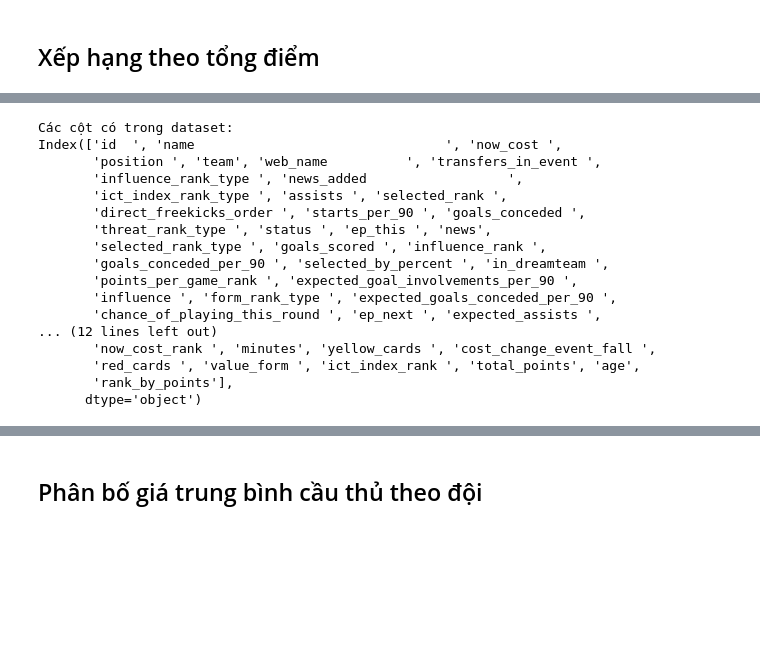
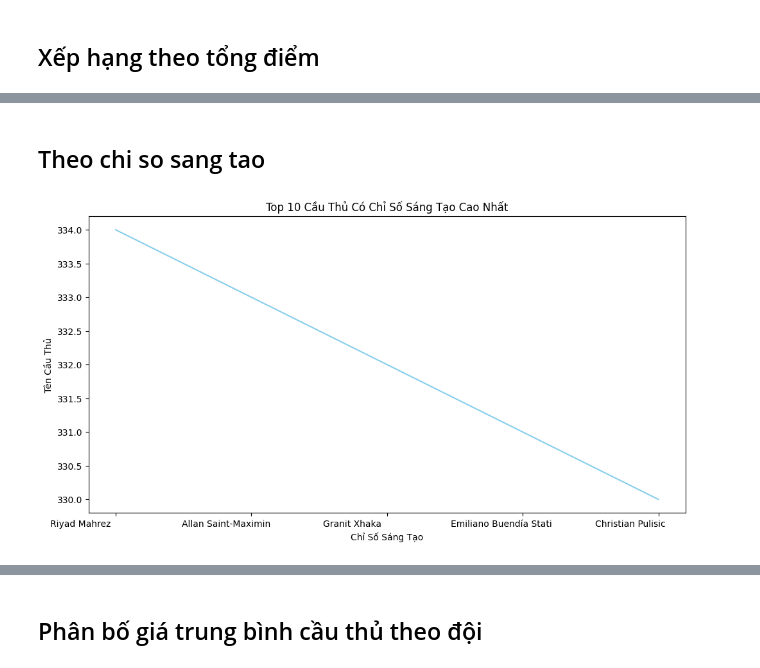
Before and after one commit to GodOfClown2k8/Khoi-CSA02, a Jupyter notebook: SPCK/bt.ipynb, the cells around one changed output, grey strips where cells are left out. Saved outputs shown, nothing was run; the diff lists cells and outputs as text; code cells hidden in the pictures; blank space fills up the shorter version.

```diff
--- a/SPCK/bt.ipynb
+++ b/SPCK/bt.ipynb
@@ -203,21 +158,38 @@ Không có cột 'goal_contributions' trong DataFrame
-# %%
-print("Các cột có trong dataset:")
-print(data.columns)
-# %% [output]
-Các cột có trong dataset:
-Index(['id  ', 'name                                ', 'now_cost ',
-       'position ', 'team', 'web_name          ', 'transfers_in_event ',
-       'influence_rank_type ', 'news_added                  ',
-       'ict_index_rank_type ', 'assists ', 'selected_rank ',
-       'direct_freekicks_order ', 'starts_per_90 ', 'goals_conceded ',
-       'threat_rank_type ', 'status ', 'ep_this ', 'news',
-       'selected_rank_type ', 'goals_scored ', 'influence_rank ',
-       'goals_conceded_per_90 ', 'selected_by_percent ', 'in_dreamteam ',
-       'points_per_game_rank ', 'expected_goal_involvements_per_90 ',
-       'influence ', 'form_rank_type ', 'expected_goals_conceded_per_90 ',
-       'chance_of_playing_this_round ', 'ep_next ', 'expected_assists ',
-... (12 lines left out)
-       'now_cost_rank ', 'minutes', 'yellow_cards ', 'cost_change_event_fall ',
-       'red_cards ', 'value_form ', 'ict_index_rank ', 'total_points', 'age',
-       'rank_by_points'],
-      dtype='object')
+# %% [markdown]
+## Theo chi so sang tao
+# %%
+import pandas as pd
+import matplotlib.pyplot as plt
+
+# Đọc dữ liệu từ file CSV
+data2 = pd.read_csv('players.csv')
+
+# Loại bỏ khoảng trắng trong tên cột
+data2.columns = data2.columns.str.strip()
+
+# Kiểm tra xem cột 'creativity_rank_type' có trong DataFrame không
+if 'creativity_rank_type' in data2.columns and 'name' in data2.columns:
+    # Chuyển đổi kiểu dữ liệu của cột sang kiểu số
+    data2['creativity_rank_type'] = pd.to_numeric(data2['creativity_rank_type'], errors='coerce')
+
+    # Thay thế giá trị NaN hoặc None bằng 0
+    data2['creativity_rank_type'] = data2['creativity_rank_type'].fillna(0)
+
+    # Lấy 10 cầu thủ có chỉ số sáng tạo cao nhất
+    top_creative_players = data2.sort_values(by='creativity_rank_type', ascending=False).head(5)
+
+    # Tạo biểu đồ chỉ số sáng tạo với tên cầu thủ
+    plt.figure(figsize=(12, 6))
+    plt.plot(top_creative_players['name'], top_creative_players['creativity_rank_type'], color='skyblue')
+
+    # Thêm tiêu đề và nhãn cho trục
+    plt.title('Top 10 Cầu Thủ Có Chỉ Số Sáng Tạo Cao Nhất')
+    plt.xlabel('Chỉ Số Sáng Tạo')
+    plt.ylabel('Tên Cầu Thủ')
+
+    # Hiển thị biểu đồ
+    plt.show()
+else:
+    print("Không có dữ liệu chỉ số sáng tạo hoặc tên cầu thủ")
+# %% [output]
+[figure, added]
```
Also changed, not shown: parts of 9 cells of this notebook, 1 other file.
